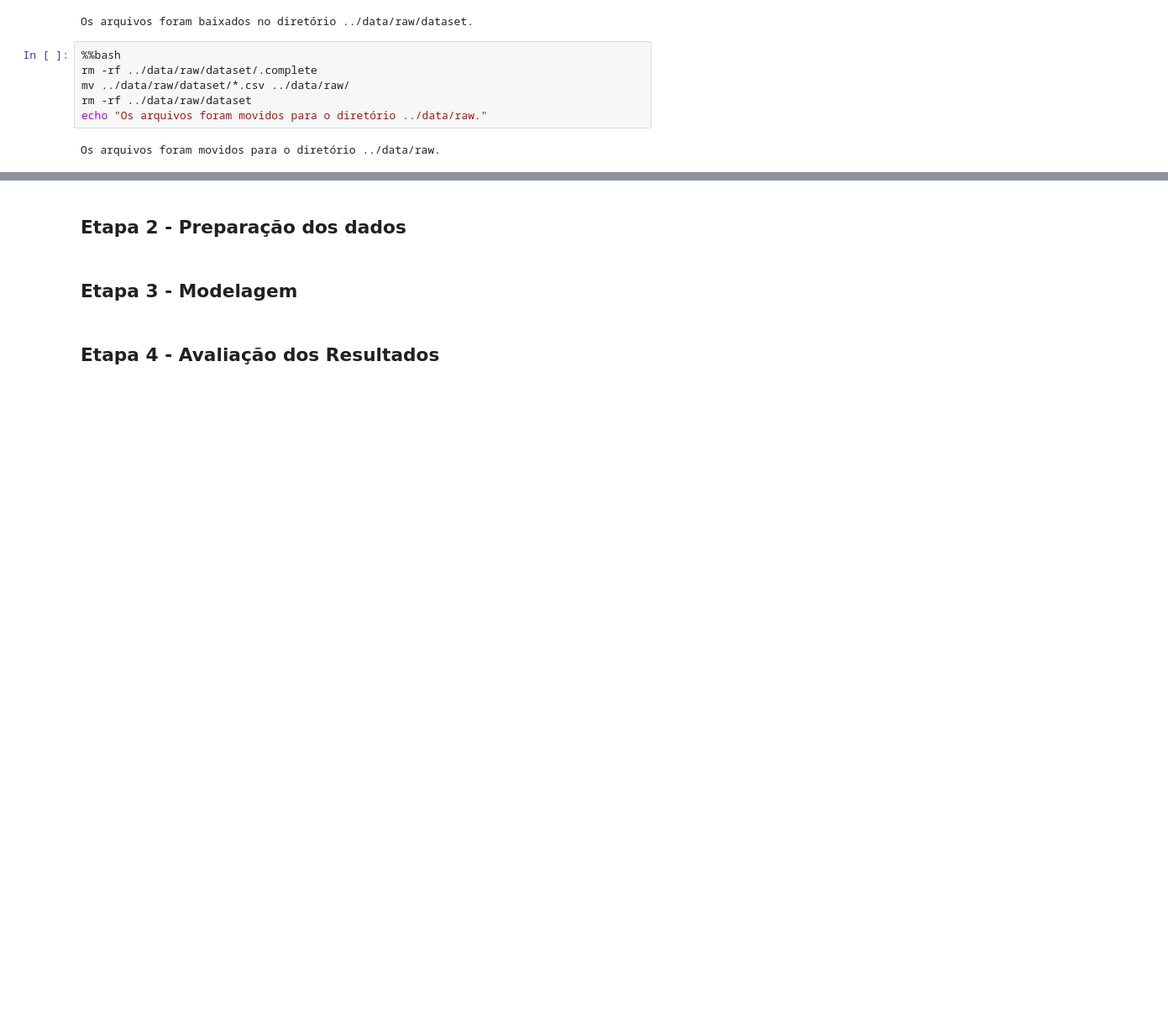
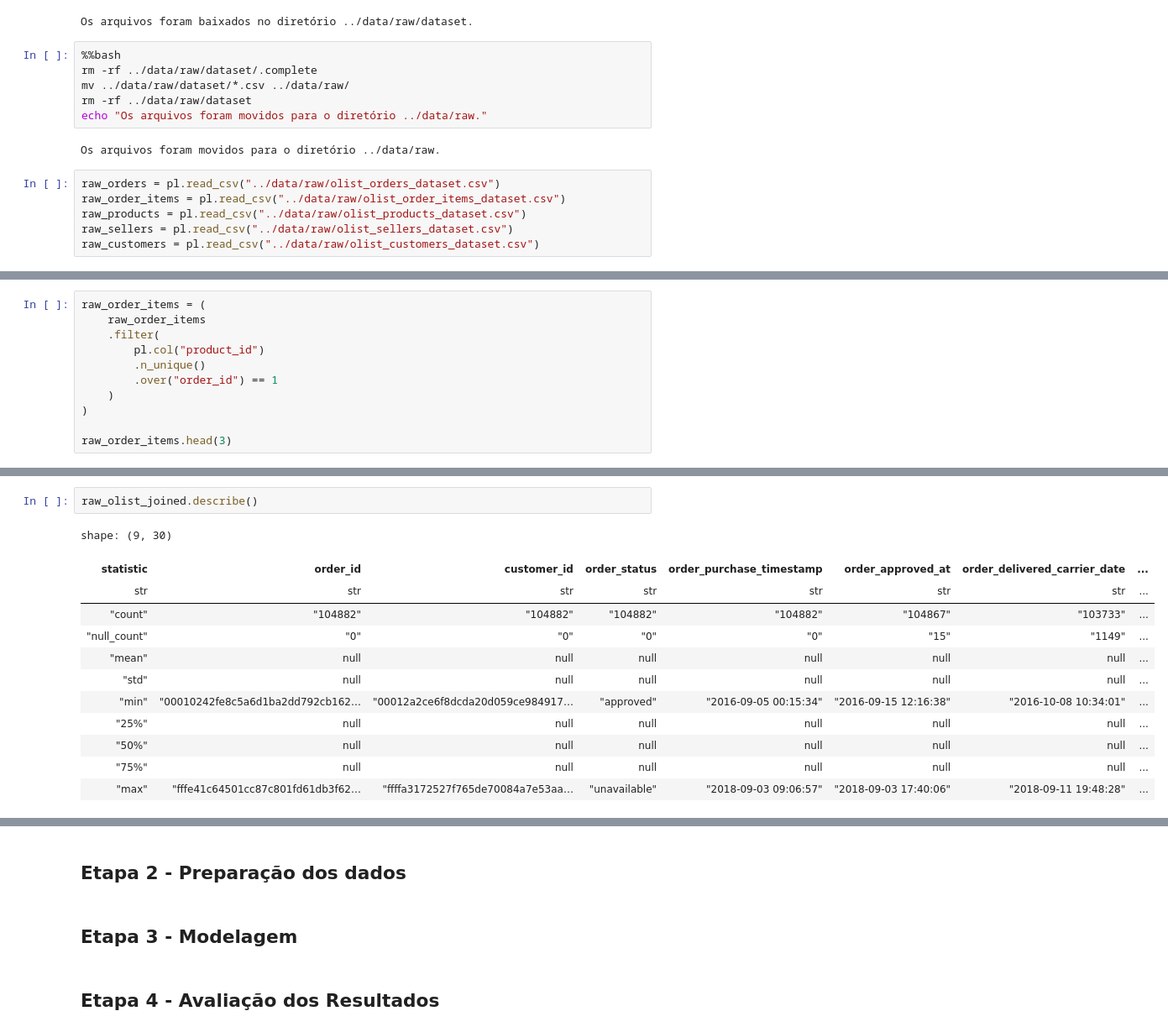
Before and after one commit to leonardosantosrocha/claude-delivery-delay-prediction, a Jupyter notebook: notebooks/notebook.ipynb, the cells around one changed output, grey strips where cells are left out. Shown at 84% size. Drawn from its saved outputs; the diff is of its cells as text; blank space fills up the shorter version.

```diff
--- a/notebooks/notebook.ipynb
+++ b/notebooks/notebook.ipynb
@@ -93,3 +96,9 @@ rm -rf ../data/raw/dataset
 echo "Os arquivos foram movidos para o diretório ../data/raw."
 # %% [output]
 Os arquivos foram movidos para o diretório ../data/raw.
+# %%
+raw_orders = pl.read_csv("../data/raw/olist_orders_dataset.csv")
+raw_order_items = pl.read_csv("../data/raw/olist_order_items_dataset.csv")
+raw_products = pl.read_csv("../data/raw/olist_products_dataset.csv")
+raw_sellers = pl.read_csv("../data/raw/olist_sellers_dataset.csv")
+raw_customers = pl.read_csv("../data/raw/olist_customers_dataset.csv")
@@ -95,0 +114,11 @@ Os arquivos foram movidos para o diretório ../data/raw.
+# %%
+raw_order_items = (
+    raw_order_items
+    .filter(
+        pl.col("product_id")
+        .n_unique()
+        .over("order_id") == 1
+    )
+)
+
+raw_order_items.head(3)
@@ -95,0 +180,15 @@ Os arquivos foram movidos para o diretório ../data/raw.
+# %%
+raw_olist_joined.describe()
+# %% [output]
+shape: (9, 30)
+| statistic | order_id | customer_id | order_status | order_purchase_timestamp | order_approved_at | order_delivered_carrier_date | ... |
+| str | str | str | str | str | str | str | ... |
+| "count" | "104882" | "104882" | "104882" | "104882" | "104867" | "103733" | ... |
+| "null_count" | "0" | "0" | "0" | "0" | "15" | "1149" | ... |
+| "mean" | null | null | null | null | null | null | ... |
+| "std" | null | null | null | null | null | null | ... |
+| "min" | "00010242fe8c5a6d1ba2dd792cb162… | "00012a2ce6f8dcda20d059ce984917… | "approved" | "2016-09-05 00:15:34" | "2016-09-15 12:16:38" | "2016-10-08 10:34:01" | ... |
+| "25%" | null | null | null | null | null | null | ... |
+| "50%" | null | null | null | null | null | null | ... |
+| "75%" | null | null | null | null | null | null | ... |
+| "max" | "fffe41c64501cc87c801fd61db3f62… | "ffffa3172527f765de70084a7e53aa… | "unavailable" | "2018-09-03 09:06:57" | "2018-09-03 17:40:06" | "2018-09-11 19:48:28" | ... |
```
Also changed, not shown: parts of 18 cells of this notebook, 1 other file.
